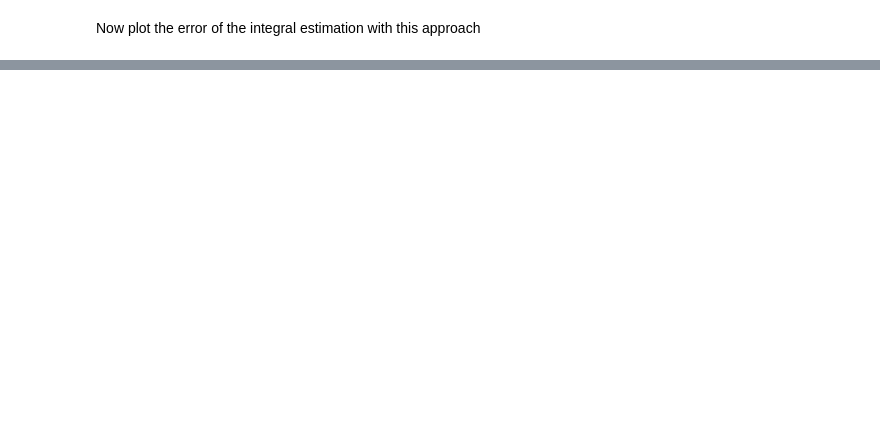
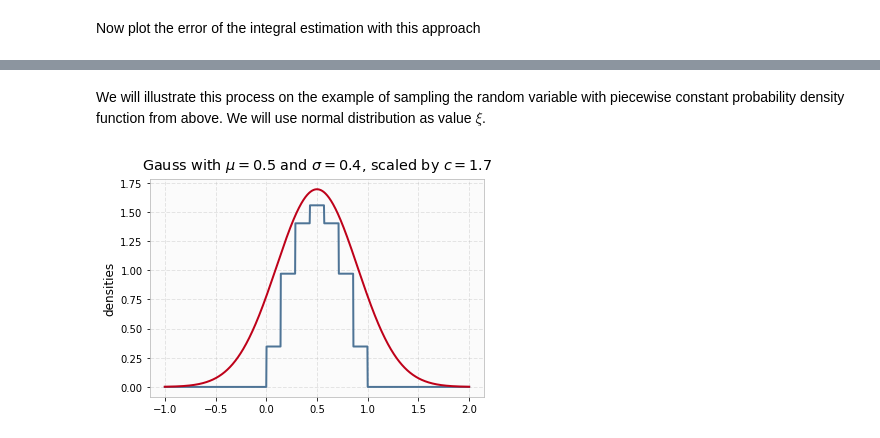
Before and after one commit to oseledets/uq2018, a Jupyter notebook: lectures/lecture-2.ipynb, the cells around one changed output, grey strips where cells are left out. Saved outputs shown, nothing was run; the diff lists cells and outputs as text; code cells hidden in the pictures; blank space fills up the shorter version.

```diff
--- a/lectures/lecture-2.ipynb
+++ b/lectures/lecture-2.ipynb
@@ -225,0 +248,16 @@ plt.legend(['new approach', 'erros estimation', 'Halton sequence']);
+# %% [markdown]
+We will illustrate this process on the example of sampling the random variable with piecewise constant probability density function from above. We will use normal distribution as value $\xi$.
+# %%
+from scipy.special import erf
+def gauss(x, mu=0, sigma=1):
+    return 1.0/(sigma * np.sqrt(2 * np.pi)) * np.exp( - (x - mu)**2 / (2 * sigma**2) )
+
+c = 1.7;
+mu = 0.5
+sigma = 0.4
+x = np.linspace(-1, 2, 2**10)
+plt.plot(x, rho(x), x, c*gauss(x, mu, sigma));
+plt.ylabel("densities");
+plt.title('Gauss with $\mu={}$ and $\sigma={}$, scaled by $c={}$'.format(mu, sigma, c));
+# %% [output]
+[figure, added]
```
Also changed, not shown: parts of 34 cells of this notebook, 1 other file.
